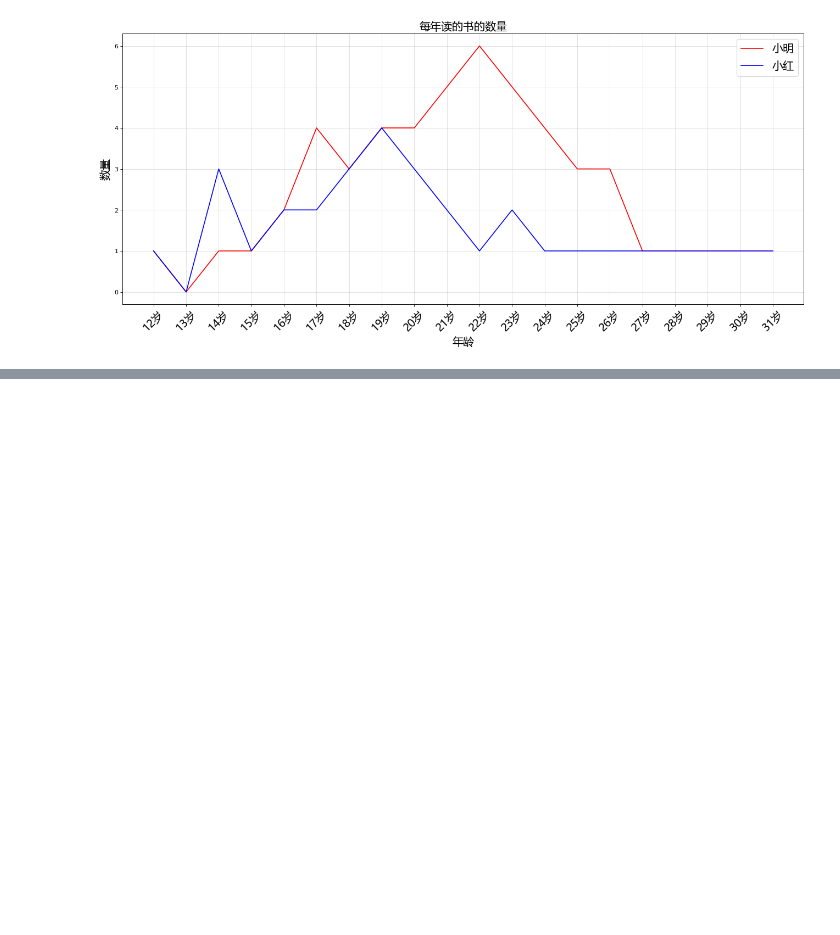
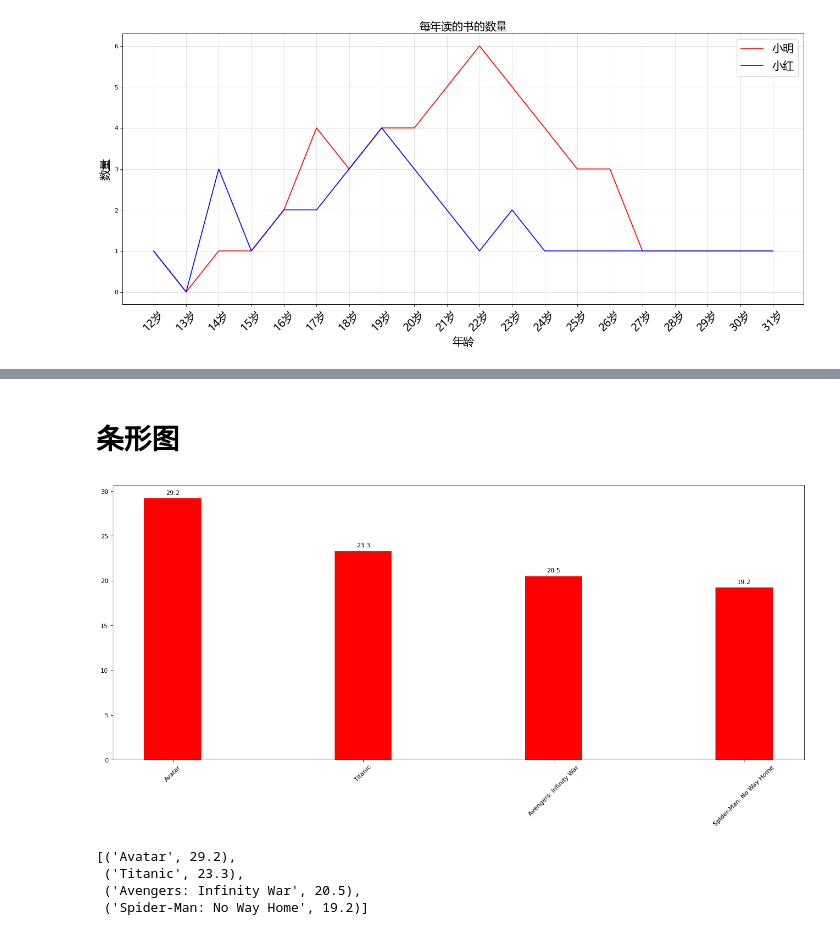
Before and after one commit to yuyinbo/path-to-deeplearning, a Jupyter notebook: 02_data_analysis/day8/matplotlib.ipynb, the cells around one changed output, grey strips where cells are left out. Cells and saved outputs as stored; diff of their text form; code cells hidden in the pictures; blank space fills up the shorter version.

```diff
--- a/02_data_analysis/day8/matplotlib.ipynb
+++ b/02_data_analysis/day8/matplotlib.ipynb
@@ -90,0 +151,26 @@ plt.show()
+# %% [markdown]
+# 条形图
+# %%
+movies = ['Avatar', 'Titanic', 'Avengers: Infinity War', 'Spider-Man: No Way Home']
+box_office = [29.2, 23.3, 20.5, 19.2]
+plt.figure(figsize=(20, 8), dpi=80)
+rects = plt.bar(range(len(movies)), box_office, color='r', width=0.3)
+# bar()返回的是一组Rectangle对象
+plt.xticks(range(len(movies)), movies, rotation=45)
+for rect in rects:
+    height = rect.get_height()
+    # get_height()获取每根柱子的高度
+    plt.text(rect.get_x() + rect.get_width() / 2, height + 0.3, str(height), ha='center', va='bottom')
+    # text指在指定的地方显示文字，rect.get_x() + rect.get_width() / 2指的是(每根柱子的左侧坐标+宽度)/2, 也就是每根柱子的中央。
+    # 第三个参数指显示内容，ha和va分别指定水平方向和垂直方向的对齐方式（中心对齐和底部对齐）
+    # ha=horizontal alignment，va=vertical alignment
+plt.show()
+# %% [output]
+[figure, added]
+# %%
+list(zip(movies, box_office))  # 打包为字典来查看
+# %% [output]
+[('Avatar', 29.2),
+ ('Titanic', 23.3),
+ ('Avengers: Infinity War', 20.5),
+ ('Spider-Man: No Way Home', 19.2)]
```
Also changed, not shown: parts of 12 cells of this notebook, 10 other files.
